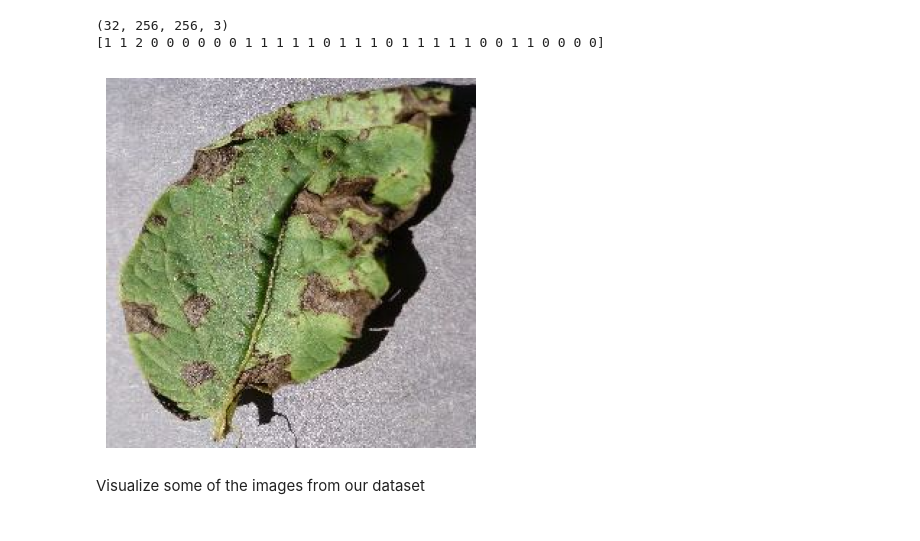
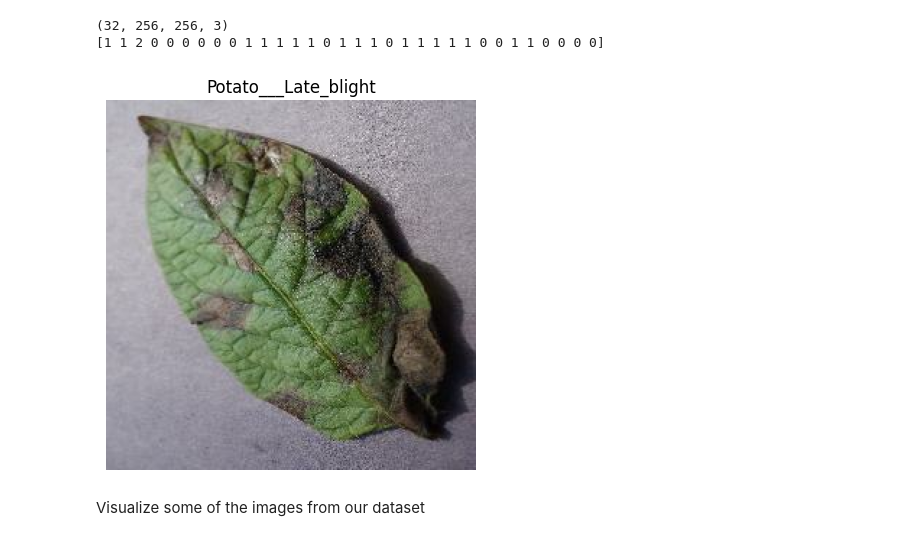
Before and after one commit to soniya-builds/Deep-Learning-Projects, a Jupyter notebook: Potato Disease/CNN.ipynb, the cells around one changed output. Cells and saved outputs as stored; diff of their text form; code cells hidden in the pictures.

```diff
--- a/Potato Disease/CNN.ipynb
+++ b/Potato Disease/CNN.ipynb
@@ -44,9 +44,10 @@ for image_batch, labels_batch in dataset.take(1):
 # %%
 #for first image
 for image_batch,lebel_batch in dataset.take(1):
     plt.imshow(image_batch[0].numpy().astype("uint8"))
+    plt.title(class_names[lebel_batch[0]])
     plt.axis("off")
 # %% [output]
-[figure, old version]
+[figure, new version]
 # %% [markdown]
 Visualize some of the images from our dataset
```
Also changed, not shown: parts of 1 cell of this notebook.
